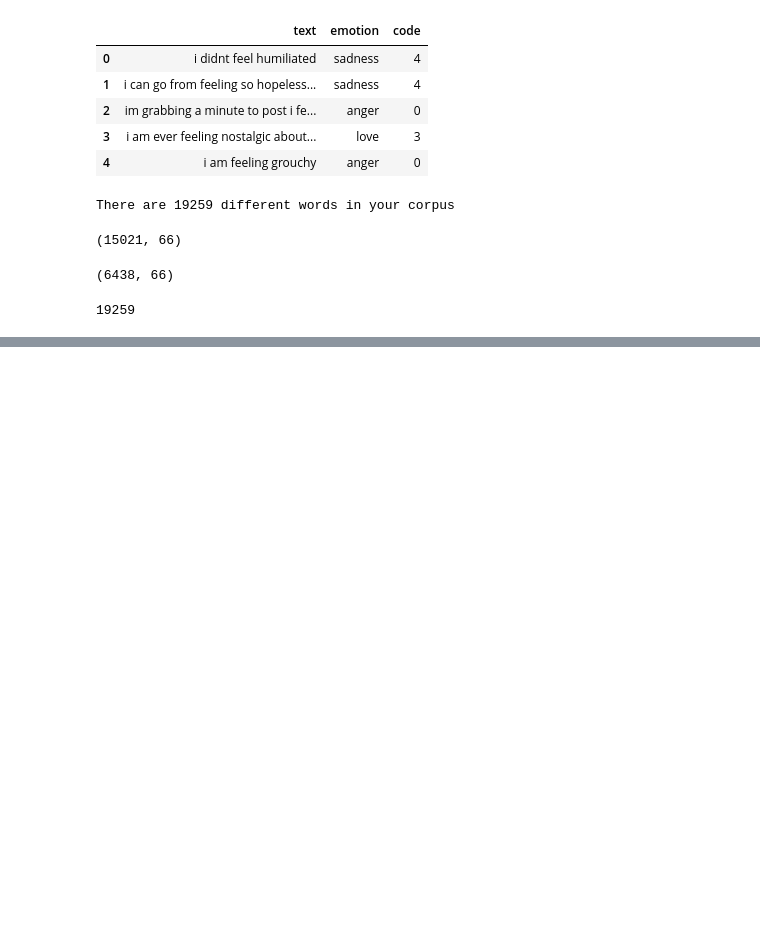
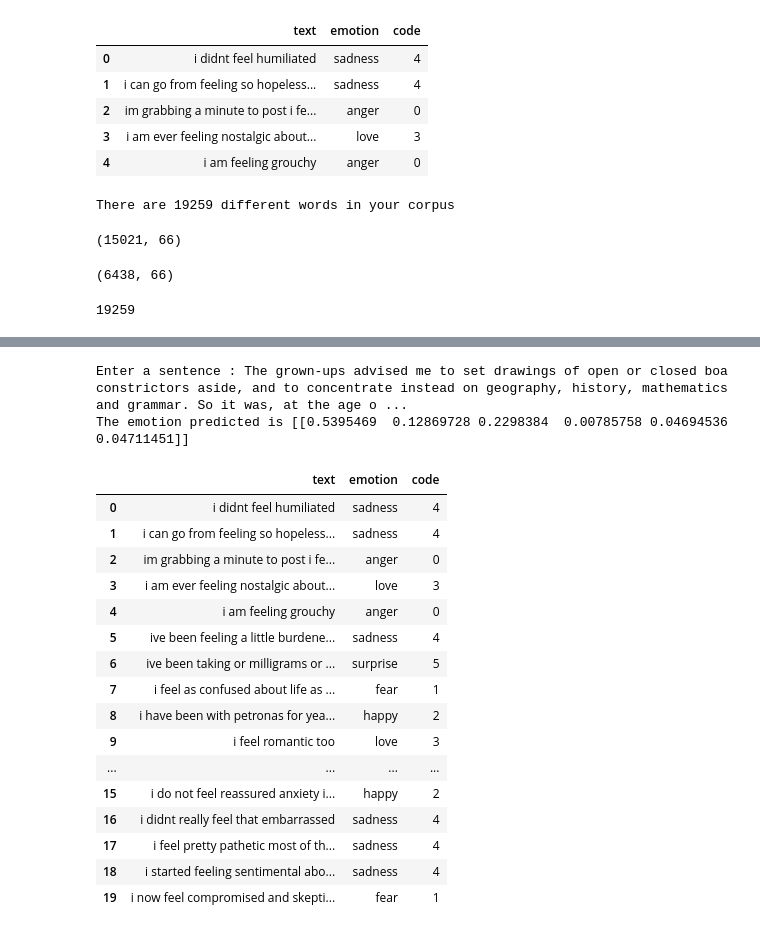
Before and after one commit to keir20/book-woofer, a Jupyter notebook: notebooks/keir20_CNN_NLP_model.ipynb, the cells around one changed output, grey strips where cells are left out. Drawn from its saved outputs; the diff is of its cells as text; code cells hidden in the pictures; blank space fills up the shorter version.

```diff
--- a/notebooks/keir20_CNN_NLP_model.ipynb
+++ b/notebooks/keir20_CNN_NLP_model.ipynb
@@ -320,4 +371,29 @@ model3.evaluate(X_test_pad, y_test)
+# %%
+predict(str(input('Enter a sentence : ')))
+# %% [output]
+Enter a sentence : The grown-ups advised me to set drawings of open or closed boa constrictors aside, and to concentrate instead on geography, history, mathematics and grammar. So it was, at the age o ...
+The emotion predicted is [[0.5395469  0.12869728 0.2298384  0.00785758 0.04694536 0.04711451]]
 # %%
 # bi directional lstm
 # dropout layers
 # model.add(Bidirectional(LSTM(100,return_sequences=True)))
+# %%
+df.head(20)
+# %% [output]
+|  | text | emotion | code |
+| 0 | i didnt feel humiliated | sadness | 4 |
+| 1 | i can go from feeling so hopeless... | sadness | 4 |
+| 2 | im grabbing a minute to post i fe... | anger | 0 |
+| 3 | i am ever feeling nostalgic about... | love | 3 |
+| 4 | i am feeling grouchy | anger | 0 |
+| 5 | ive been feeling a little burdene... | sadness | 4 |
+| 6 | ive been taking or milligrams or ... | surprise | 5 |
+| 7 | i feel as confused about life as ... | fear | 1 |
+| 8 | i have been with petronas for yea... | happy | 2 |
+| 9 | i feel romantic too | love | 3 |
+| ... | ... | ... | ... |
+| 15 | i do not feel reassured anxiety i... | happy | 2 |
+| 16 | i didnt really feel that embarrassed | sadness | 4 |
+| 17 | i feel pretty pathetic most of th... | sadness | 4 |
+| 18 | i started feeling sentimental abo... | sadness | 4 |
+| 19 | i now feel compromised and skepti... | fear | 1 |
```
Also changed, not shown: parts of 15 cells of this notebook.
